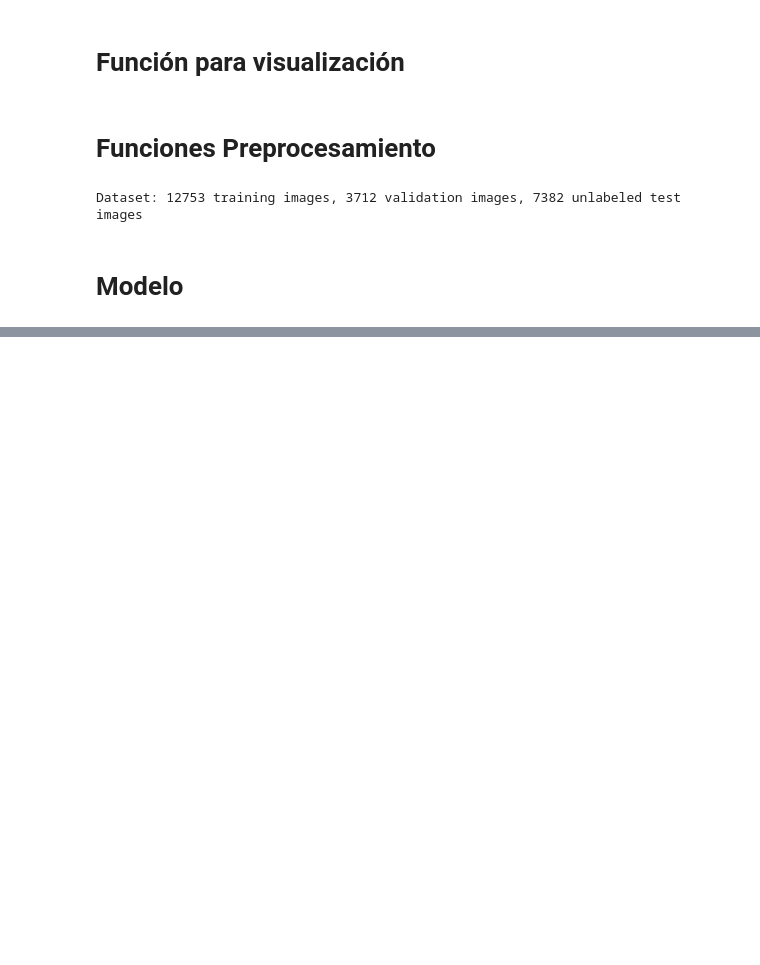
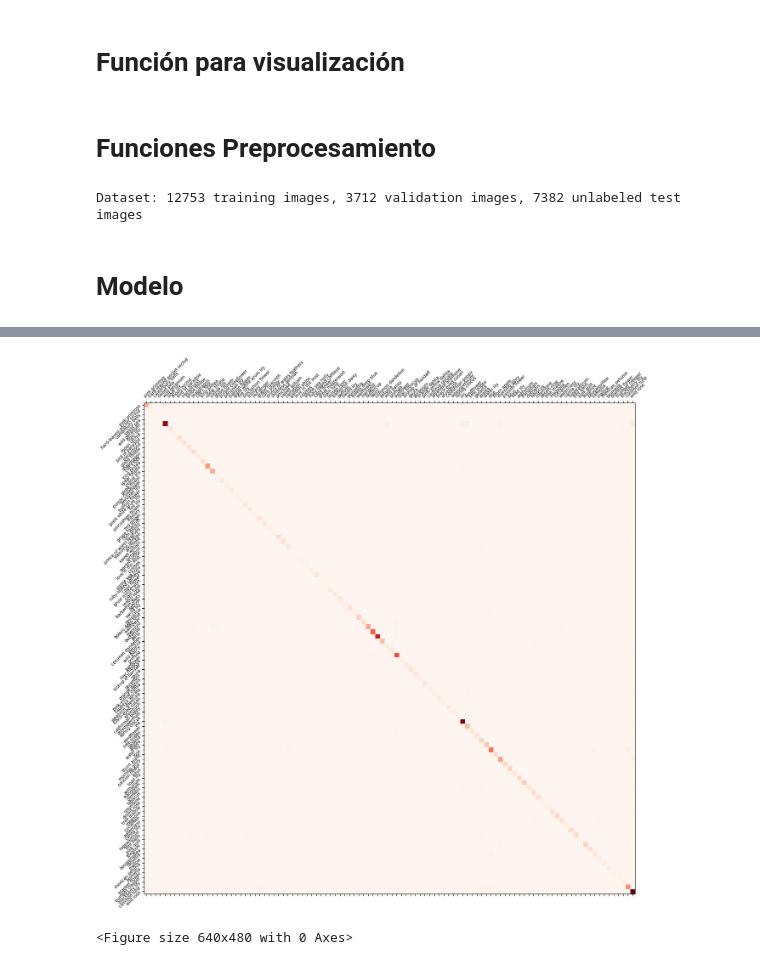
Before and after one commit to sebasbrowar/clasificacion_flores, a Jupyter notebook: clasificacion_flores_local.ipynb, the cells around one changed output, grey strips where cells are left out. Saved outputs shown, nothing was run; the diff lists cells and outputs as text; code cells hidden in the pictures; blank space fills up the shorter version.

```diff
--- a/clasificacion_flores_local.ipynb
+++ b/clasificacion_flores_local.ipynb
@@ -327,0 +331,37 @@ display_confusion_matrix(conf_matrix_normalized, f1, precision, recall)
+# %%
+# Obtener test sin etiquetas
+test_ds = get_test_dataset(ordered=True)
+
+# Separar imágenes e ids
+test_images = test_ds.map(lambda image, idnum: image)
+test_ids = test_ds.map(lambda image, idnum: idnum)
+
+# Obtener predicciones
+test_pred_probs = model.predict(test_images, steps=test_steps)
+test_preds = np.argmax(test_pred_probs, axis=-1)
+
+# Obtener todos los ids del conjunto de prueba
+ids = []
+for batch in test_ids:
+    for id in batch.numpy():
+        ids.append(id.decode("utf-8"))
+
+# Crear DataFrame con las predicciones
+pred_df = pd.DataFrame({
+    'id': ids,
+    'label': test_preds
+})
+
+# Cargar el archivo submission.csv
+output_submission = pd.read_csv('C:/Users/Sebastian/Documents/GitHub/clasificacion_flores/data/raw/output_submission.csv')
+
+# Merge de DataFrames con etiquetas verdaderas y predicciones
+merged = pd.merge(output_submission, pred_df, on='id', how='inner')
+
+# Comparar las predicciones con las etiquetas verdaderas
+y_true = merged['label_x']  # Etiquetas verdaderas
+y_pred = merged['label_y']  # Predicciones
+
+# Generar matriz de confusión y reporte de clasificación
+print(confusion_matrix(y_true, y_pred, labels=range(len(classes))))
+print(classification_report(y_true, y_pred))
@@ -327,0 +386,7 @@ display_confusion_matrix(conf_matrix_normalized, f1, precision, recall)
+# %%
+cm = confusion_matrix(y_true, y_pred, labels=range(len(classes)))
+
+display_confusion_matrix(cm, score=None, precision=None, recall=None)
+# %% [output]
+[figure, added]
+<Figure size 640x480 with 0 Axes>
```
Also changed, not shown: parts of 9 cells of this notebook.
